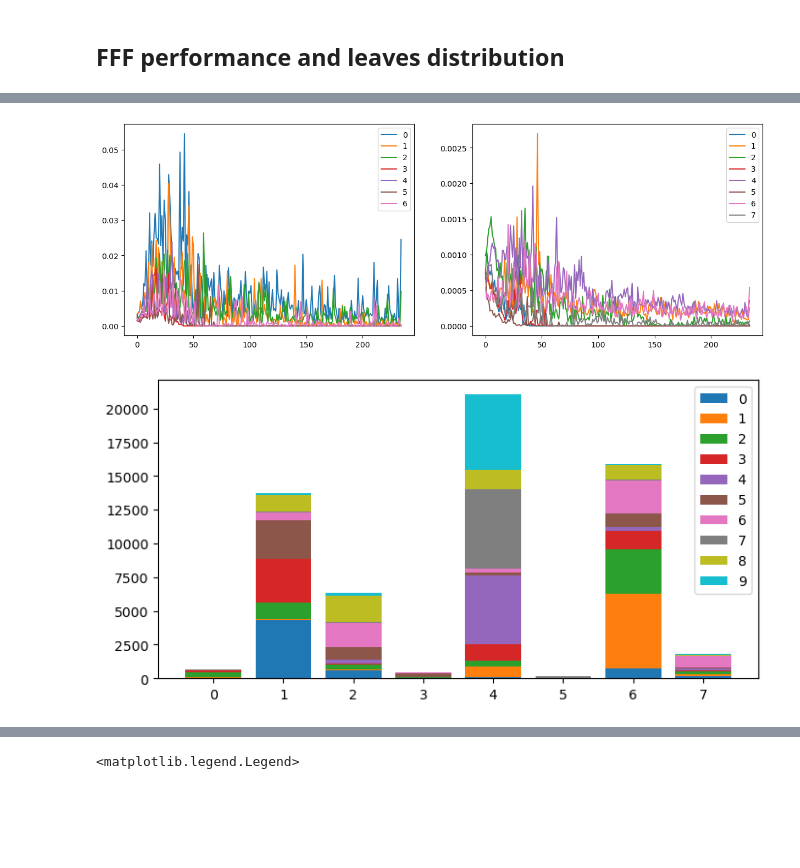
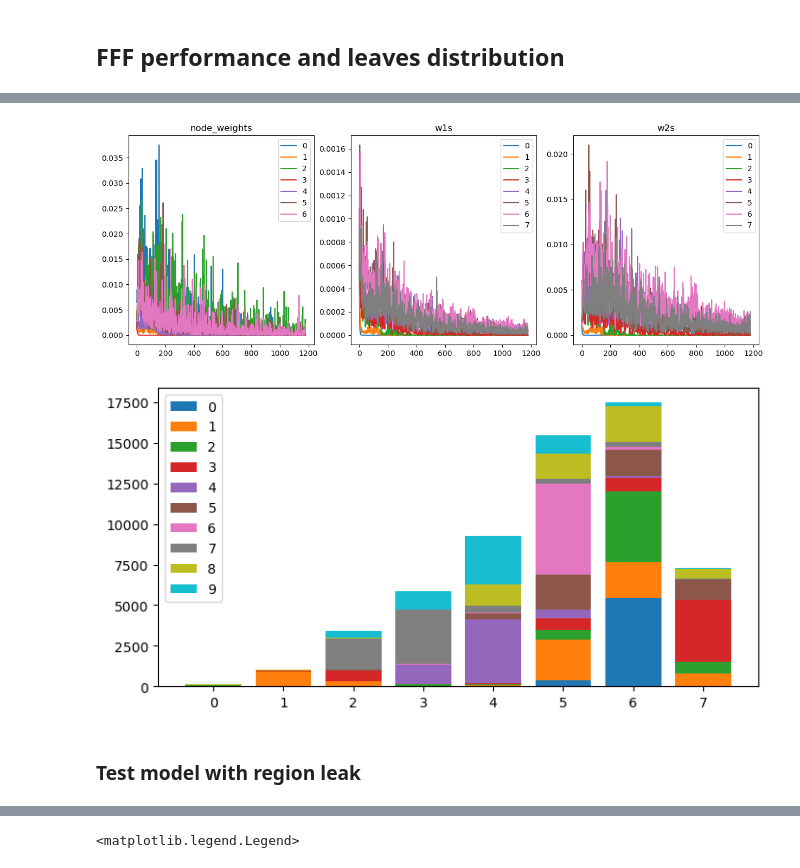
Before and after one commit to ssslakter/FastFF, a Jupyter notebook: nbs/02_performance.ipynb, the cells around one changed output, grey strips where cells are left out. Saved outputs shown, nothing was run; the diff lists cells and outputs as text; code cells hidden in the pictures; blank space fills up the shorter version.

```diff
--- a/nbs/02_performance.ipynb
+++ b/nbs/02_performance.ipynb
@@ -128,7 +134,7 @@ class FFFLeavesDistCB(Callback):
         self.data.append((xs,ys,leaves,preds))
         if self.wandb:
             fig, axs = subplots()
-            self.leaf_hist(-1, ax=axs[0], show=False)
+            self.show(-1, ax=axs[0], show=False)
             handles, labels = axs[0].get_legend_handles_labels()
             fig.legend(handles, labels)
             wandb.log({"Leaf distribution": fig}, step = self._wandb_step)
@@ -143,7 +149,7 @@ class FFFLeavesDistCB(Callback):
             data = [[l,wandb.Image(i.view(28,28)),p,y] for l,i,p,y in zip(leaves,xs,preds,ys)]
             wandb.log({"samples": wandb.Table(data=data, columns=cols)})
 
-    def leaf_hist(self, epoch_idx, ax=None, show=True):
+    def show(self, epoch_idx, ax=None, show=True):
         leaves, lbls = self.data[epoch_idx][2], self.data[epoch_idx][1]
         if not ax: ax = subplots()[1][0]
         bottom, bins = torch.zeros(self.module.n_leaves), L(range(self.module.n_leaves)).map(str)
@@ -161,21 +169,21 @@ class FFFLeavesDistCB(Callback):
 #|export
 class GetGradCB(Callback):
     '''Get grads from module attributes'''
-    def __init__(self, attrs:list, module=None): self.module, self.attrs = module, attrs
+    def __init__(self, modules: list): self.modules = modules
     def before_fit(self):
-        self.module = ifnone(self.module, self.learn.model)
-        self.grads = {k:[] for k in self.attrs}
+        self.grads = {m:[] for m in self.modules}
 
-    def after_fit(self): self.grads = {k:torch.stack(self.grads[k]) for k in self.attrs}
+    def after_fit(self): self.grads = {k:torch.stack(v) for k, v in self.grads.items()}
 
     def after_backward(self):
-        for attr in self.attrs:
-            grad = getattr(reduce(getattr,attr.split('.'),self.module), 'grad', None)
+        for mod in self.modules:
+            grad = getattr(mod, 'weight',mod)
+            grad = getattr(grad, 'grad', None)
             if grad is None: continue
-            self.grads[attr].append(torch.clone(grad.detach()))
+            self.grads[mod].append(torch.clone(grad.detach()))
 
-    def show(self, attr, normalize=lambda x: x.abs().mean(-1), ax=None, figsize=(8,6)):
+    def show(self, mod, normalize, ax=None, figsize=(8,6)):
         if not ax: ax = subplots(figsize=figsize)[1][0]
-        grads = normalize(self.grads[attr])
+        grads = normalize(self.grads[mod])
         for i in range(grads.shape[-1]): ax.plot(grads[:,i],label=i)
         ax.legend()
@@ -194,0 +221,10 @@ learn.fit_one_cycle(1, lr_max=3e-2, cbs=cbs);
+# %%
+#|hide
+#|eval: false
+h = 32
+d = 3
+bs = 512
+
+model_fff = fff.FFF(28*28, h, 10, d, activation=nn.ReLU(), region_leak=0.0)
+cbs = [FFFLeavesDistCB('leaves', False), GetGradCB([model_fff.node_weights, model_fff.w1s, model_fff.w2s])]
+train_mnist(model_fff, bs, cbs=cbs)
@@ -195,12 +257,13 @@ learn.fit_one_cycle(1, lr_max=3e-2, cbs=cbs);
 # %%
-axes = subplots(figsize=(15,5), ncols=2)[1]
-
-cbs[1].show('node_weights',lambda x: x.abs().mean(-1), ax=axes[0])
-cbs[1].show('w1s',lambda x: x.abs().mean((-2,-1)), ax=axes[1])
+axes = subplots(figsize=(15,5), ncols=3)[1]
+for i, k in enumerate(['node_weights','w1s','w2s']): axes[i].title.set_text(k)
+cbs[1].show(model_fff.node_weights, lambda x: x.abs().mean(-1), ax=axes[0])
+cbs[1].show(model_fff.w1s, lambda x: x.abs().mean((-2,-1)), ax=axes[1])
+cbs[1].show(model_fff.w2s, lambda x: x.abs().mean((-2,-1)), ax=axes[2])
 # %% [output]
-[figure, old version]
+[figure, new version]
 # %%
 ax = subplots(figsize=(8,4))[1][0]
-cbs[0].leaf_hist(0,ax=ax)
+cbs[0].show(0,ax=ax)
 # %% [output]
-[figure, old version]
+[figure, new version]
@@ -214,0 +270,2 @@ cbs[1].show(ax=axes[0])
+# %% [markdown]
+### Test model with region leak
```
Also changed, not shown: parts of 19 cells of this notebook, 8 other files.
